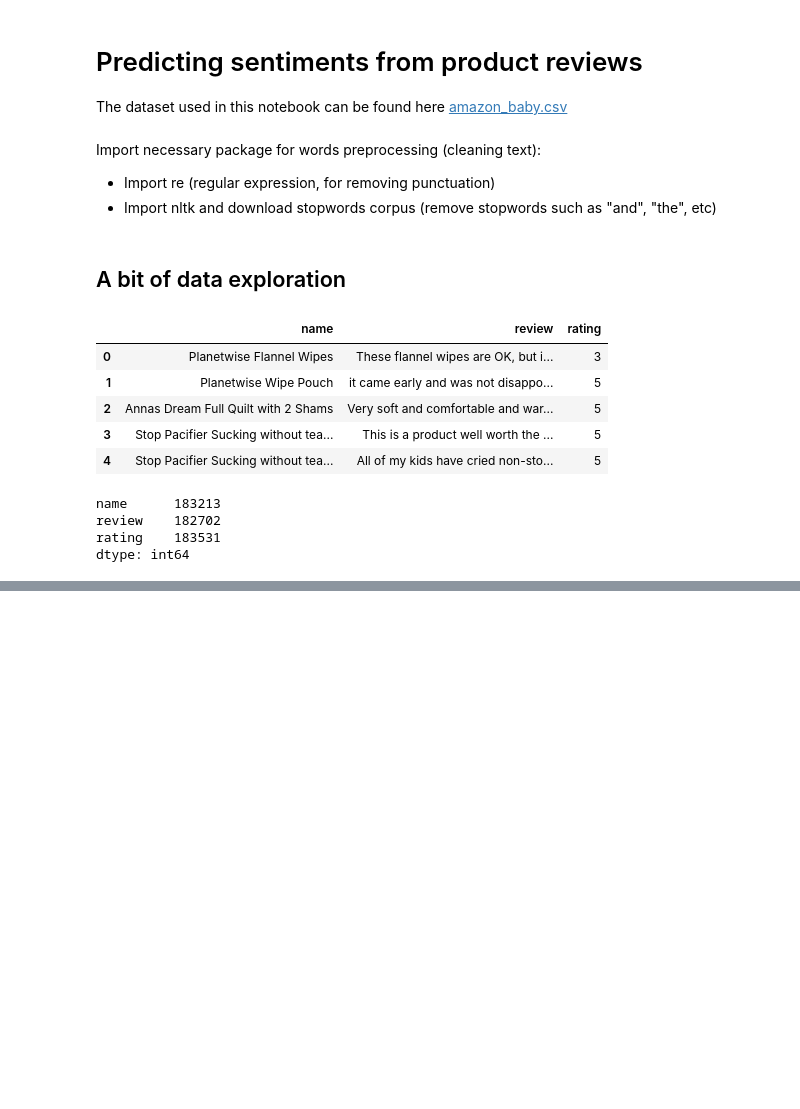
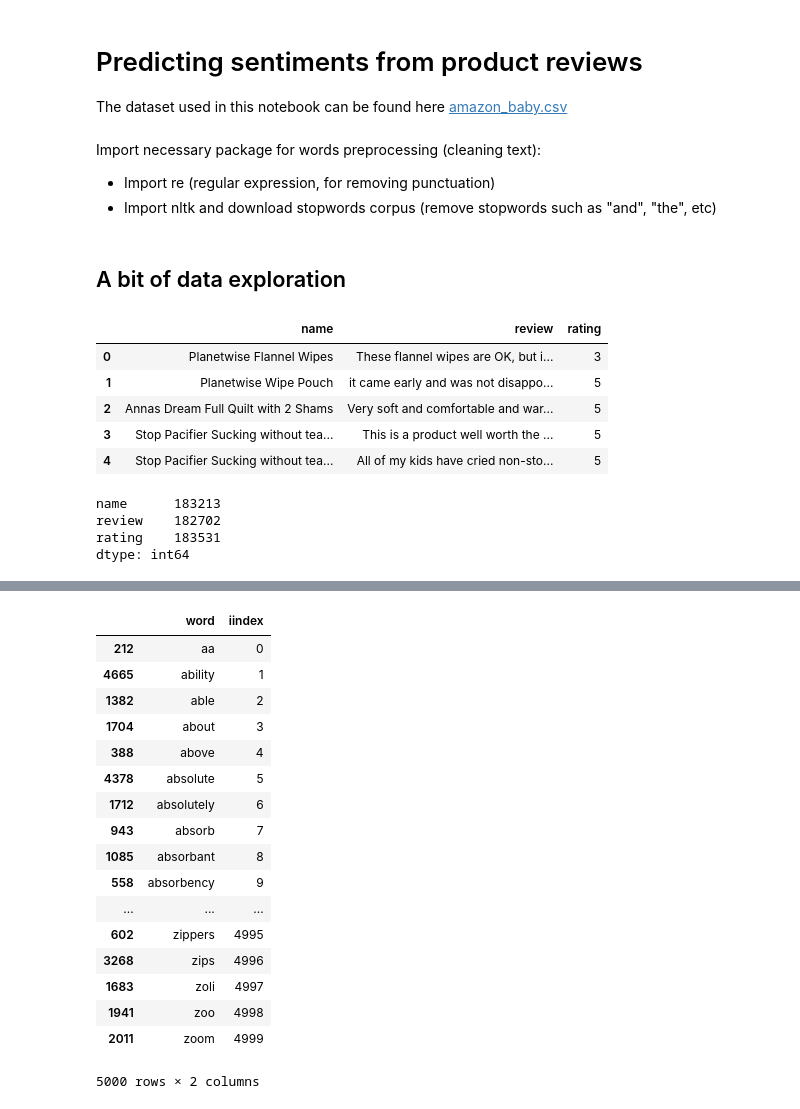
Before and after one commit to ddumet/coursera_machine_learning_foundations, a Jupyter notebook: analysing_sentiment.ipynb, the cells around one changed output, grey strips where cells are left out. Drawn from its saved outputs; the diff is of its cells as text; code cells hidden in the pictures; blank space fills up the shorter version.

```diff
--- a/analysing_sentiment.ipynb
+++ b/analysing_sentiment.ipynb
@@ -123,0 +67,7 @@ create_bagofwords(products["review"][0],stopswrd)
+# %%
+vectorizer = CountVectorizer(analyzer = "word",tokenizer = None,
+                             preprocessor = None,
+                             stop_words = None,
+                             max_features = 5000)
+# %%
+words_count = vectorizer.fit_transform(reviews)
@@ -123,0 +109,2 @@ create_bagofwords(products["review"][0],stopswrd)
+# %%
+vec = pd.DataFrame([[key,value] for key,value in vectorizer.vocabulary_.items()],columns=["word","iindex"])
@@ -123,0 +113,21 @@ create_bagofwords(products["review"][0],stopswrd)
+# %%
+vec
+# %% [output]
+|  | word | iindex |
+| 212 | aa | 0 |
+| 4665 | ability | 1 |
+| 1382 | able | 2 |
+| 1704 | about | 3 |
+| 388 | above | 4 |
+| 4378 | absolute | 5 |
+| 1712 | absolutely | 6 |
+| 943 | absorb | 7 |
+| 1085 | absorbant | 8 |
+| 558 | absorbency | 9 |
+| ... | ... | ... |
+| 602 | zippers | 4995 |
+| 3268 | zips | 4996 |
+| 1683 | zoli | 4997 |
+| 1941 | zoo | 4998 |
+| 2011 | zoom | 4999 |
+5000 rows × 2 columns
```
Also changed, not shown: parts of 36 cells of this notebook.
